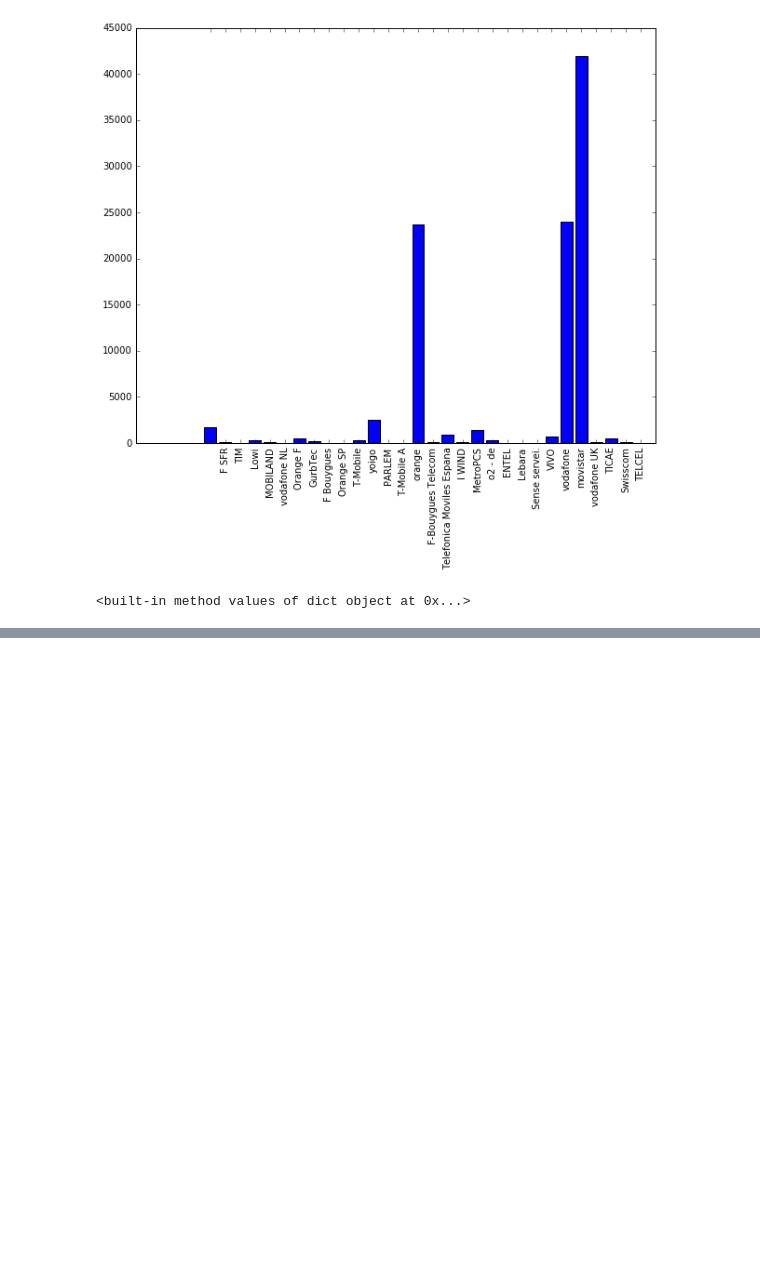
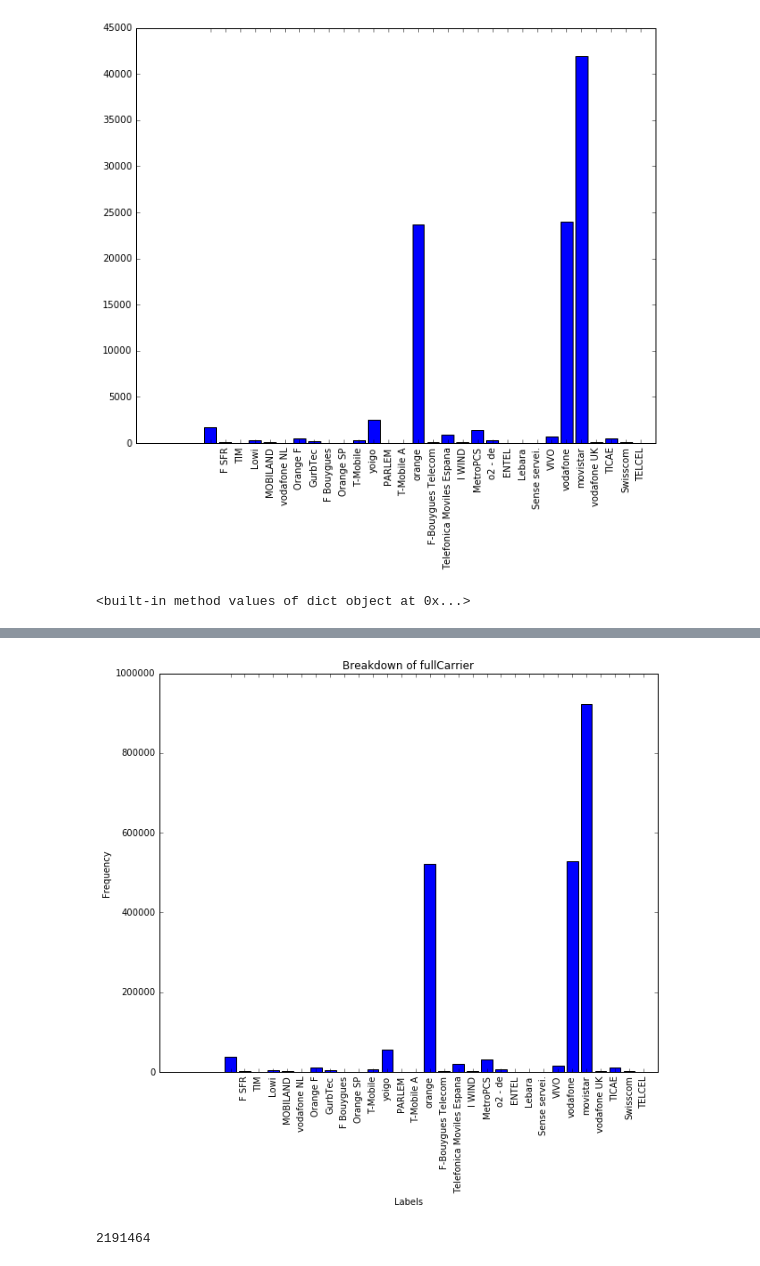
Before and after one commit to RichardoC/ACCD, a Jupyter notebook: Richard's analysis code.ipynb, the cells around one changed output, grey strips where cells are left out. Cells and saved outputs as stored; diff of their text form; code cells hidden in the pictures; blank space fills up the shorter version.

```diff
--- a/Richard's analysis code.ipynb
+++ b/Richard's analysis code.ipynb
@@ -96,3 +110,29 @@ def keys_and_incidences(list_of_phones, attr):
+# %%
+def import_all_data(folder):
+    """Imports all the data from the folder"""
+    searchTerm = folder + "*.csv"
+    files = glob.glob(searchTerm)
+
+    list_of_phone_data = []
+    error_entries = []
+
+    for fil in files:
+        phone_data = open(unix, "r")
+        phone_data_reader = csv.reader(phone_data, delimiter=',')
+        phone_data_list = list(phone_data_reader)
+
+
+        for x in phone_data_list[1:]:
+            try:
+                y = cell_user(x)
+                list_of_phone_data.append (y)
+            except:
+                error_entries.append(str(x))
+
+    print "Total valid entries: " , len(list_of_phone_data)
+    print "Ratio of invalid entries:" , len(error_entries)/float(len(list_of_phone_data))
+
+    return list_of_phone_data,error_entries
 # %%
 unix = "./data_export_cobercat/data_export_1-2015.csv"
 
@@ -169,0 +225,8 @@ print (k_c.values)
+# %%
+plot_bars(all_data,'fullCarrier')
+# %% [output]
+[figure, added]
+# %%
+print len(all_data)
+# %% [output]
+2191464
```
Also changed, not shown: parts of 6 cells of this notebook.
